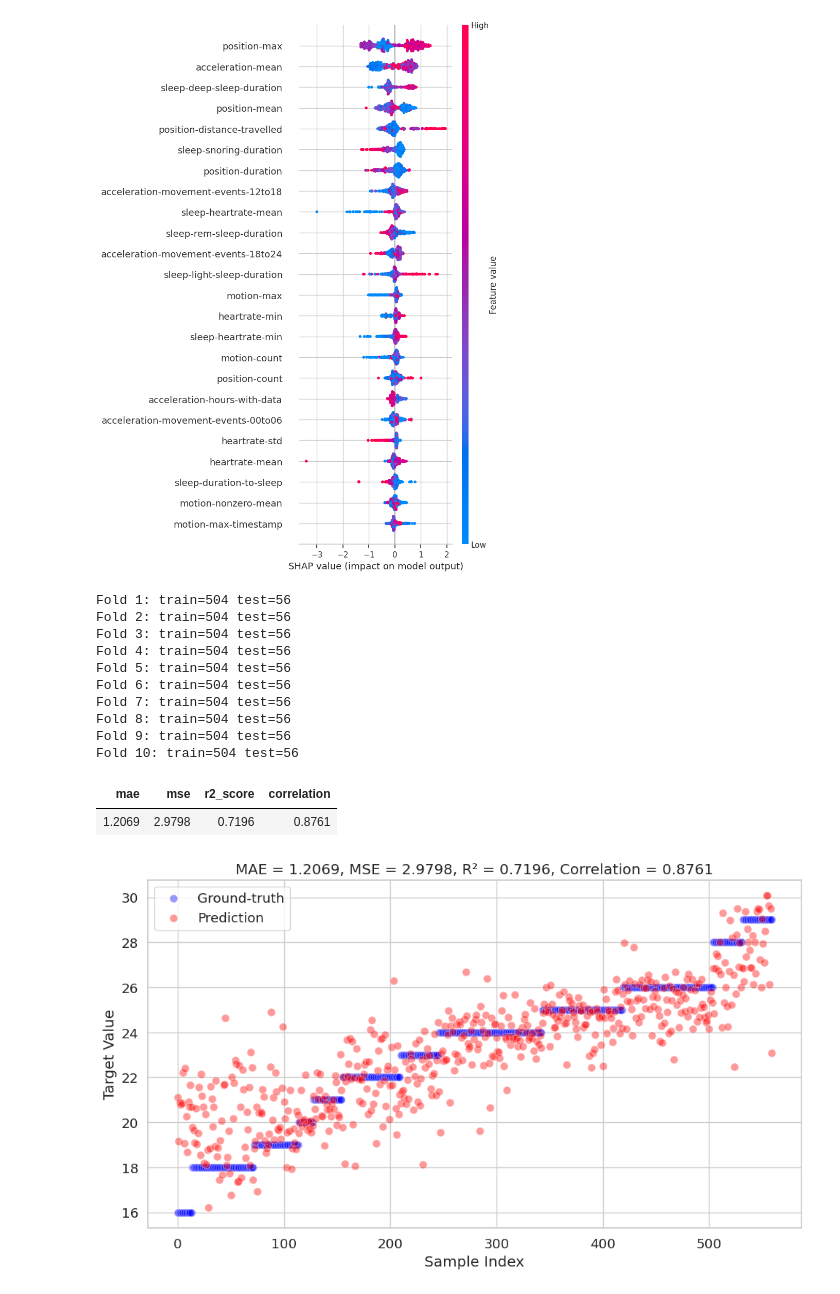
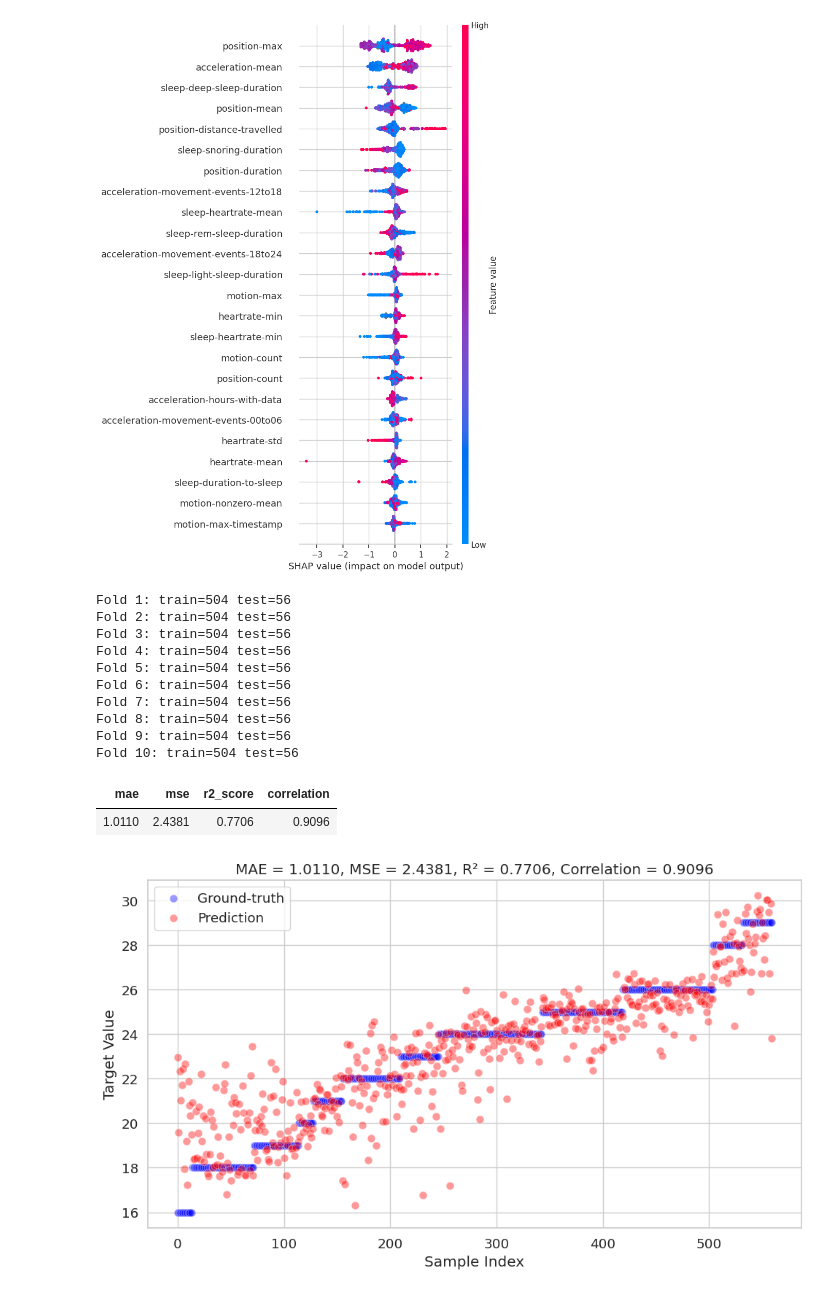
Before and after one commit to abedidev/maison-llf, a Jupyter notebook: modeling-daily.ipynb, the cells around one changed output. Drawn from its saved outputs; the diff is of its cells as text; code cells hidden in the pictures.

```diff
--- a/modeling-daily.ipynb
+++ b/modeling-daily.ipynb
@@ -32,8 +33,7 @@ torch.manual_seed(seed)
 # %% [output]
 <torch._C.Generator at 0x...>
 # %%
-root = '/home/ali/PycharmProjects/tihm/'
-data = pd.read_csv(os.path.join(root, 'features-v2.csv'))
+data = pd.read_csv('maison-llf.csv')
 
 display(data)
 display(data.columns.to_list())
@@ -45,6 +45,7 @@ motion          = data.filter(like='motion').columns.tolist()
 position        = data.filter(like='position').columns.tolist()
 sleep           = data.filter(like='sleep').columns.tolist()
 step            = data.filter(like='step').columns.tolist()
+demographics    = ['sex', 'age']
 
 
 
@@ -200,9 +201,14 @@ shap_df = pd.DataFrame({
 # display(shap_df)
 shap.summary_plot(np.vstack(SHAP), pd.DataFrame(np.vstack(X_TEST), columns=modalities), max_display=24)
 
-# Select the first num_features features based on SHAP importance
-num_features = 16
-x = np.array(data[shap_df['feature'].iloc[:16]])
+
+
+
+# Select the first num_features features based on SHAP importance + demographics
+num_features = 36
+x = np.array(data[
+    shap_df['feature'].iloc[:16].to_list() + demographics
+    ])
 # %% [output]
 Fold 1: train=448 test=112
 Fold 2: train=448 test=112
@@ -243,7 +249,10 @@ for fold, (train_idx, test_idx) in enumerate(cv.split(x), start=1):
         verbose=False
     )
 
-    model.fit(x_train, y_train, eval_set=(x_test, y_test), use_best_model=True, early_stopping_rounds=100)
+    model.fit(x_train, y_train,
+              eval_set=(x_train, y_train),
+              use_best_model=True, early_stopping_rounds=100)
+
     y_preds = model.predict(x_test)
 
     Y_TRUES = np.append(Y_TRUES, y_test)
@@ -265,35 +274,35 @@ results = {
     'correlation': f"{corr:.4f}"
 }
 
 results = pd.DataFrame([results])
 display(results.style.hide(axis='index'))
 
 sns.set(style="whitegrid", font_scale=1.2)
 
 plt.figure(figsize=(10, 6))
 sns.scatterplot(x=range(len(Y_TRUES)), y=Y_TRUES, label='Ground-truth', color='blue', alpha=0.4, s=60)
 sns.scatterplot(x=range(len(Y_PREDS)), y=Y_PREDS, label='Prediction', color='red', alpha=0.4, s=60)
 
 plt.xlabel('Sample Index')
 plt.ylabel('Target Value')
 plt.title(f"MAE = {mae:.4f}, MSE = {mse:.4f}, R² = {r2:.4f}, Correlation = {corr:.4f}")
 plt.legend(loc='best')
 plt.tight_layout()
 plt.show()
 # %% [output]
 Fold 1: train=504 test=56
 Fold 2: train=504 test=56
 Fold 3: train=504 test=56
 Fold 4: train=504 test=56
 Fold 5: train=504 test=56
 Fold 6: train=504 test=56
 Fold 7: train=504 test=56
 Fold 8: train=504 test=56
 Fold 9: train=504 test=56
 Fold 10: train=504 test=56
 | mae | mse | r2_score | correlation |
-| 1.2069 | 2.9798 | 0.7196 | 0.8761 |
+| 1.0110 | 2.4381 | 0.7706 | 0.9096 |
-[figure, old version]
+[figure, new version]
 # %%
 # LOPO
 
```
Also changed, not shown: parts of 3 cells of this notebook.
